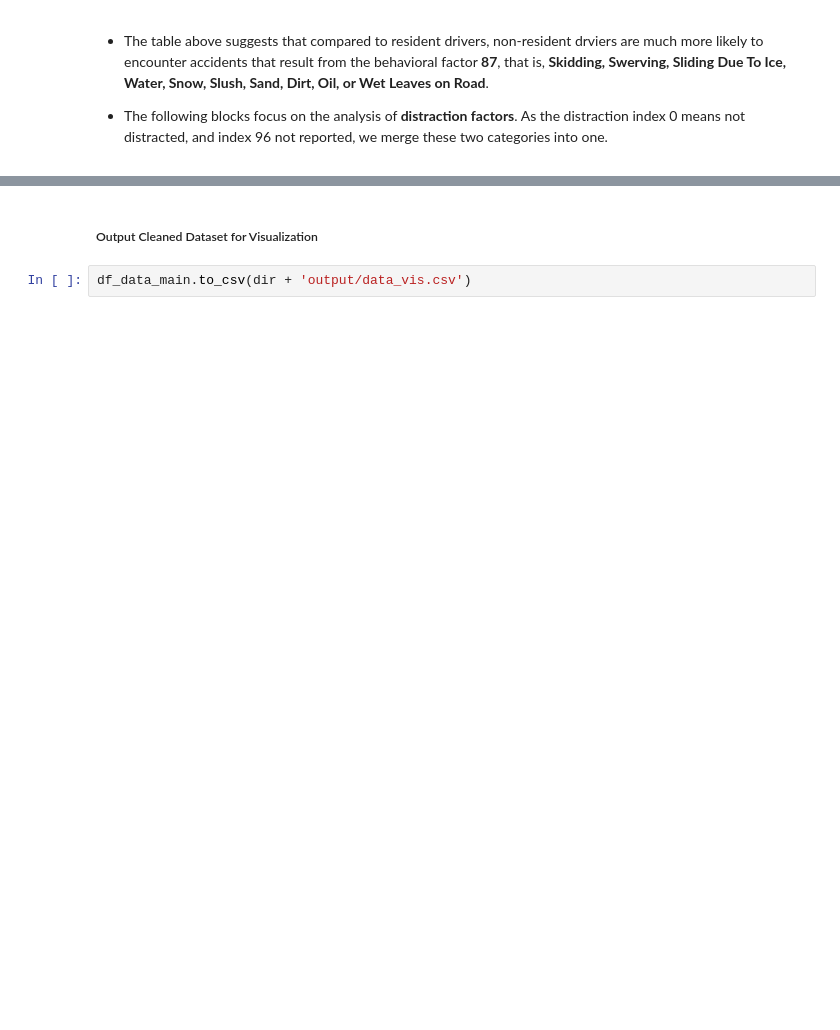
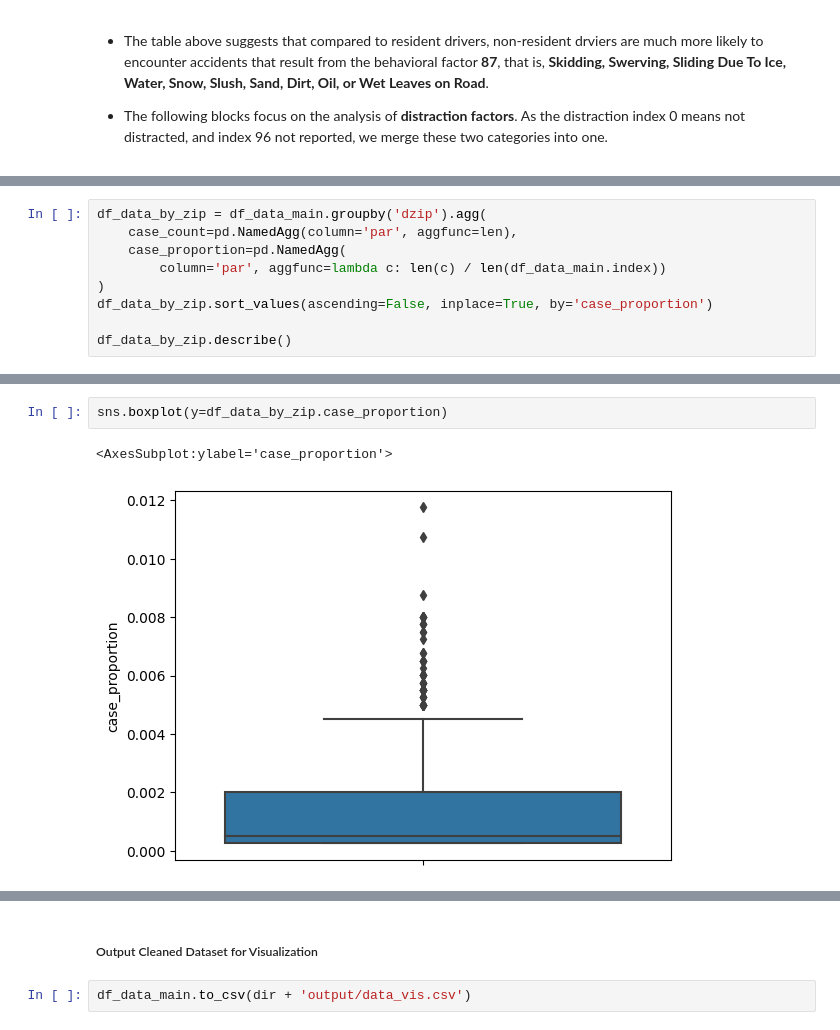
Before and after one commit to Chacoon3/Info-Challenge-2023, a Jupyter notebook: code_py/analysis.ipynb, the cells around one changed output, grey strips where cells are left out. Cells and saved outputs as stored; diff of their text form; blank space fills up the shorter version.

```diff
--- a/code_py/analysis.ipynb
+++ b/code_py/analysis.ipynb
@@ -332,0 +340,9 @@ df_risk.head()
+# %%
+df_data_by_zip = df_data_main.groupby('dzip').agg(
+    case_count=pd.NamedAgg(column='par', aggfunc=len),
+    case_proportion=pd.NamedAgg(
+        column='par', aggfunc=lambda c: len(c) / len(df_data_main.index))
+)
+df_data_by_zip.sort_values(ascending=False, inplace=True, by='case_proportion')
+
+df_data_by_zip.describe()
@@ -332,0 +367,5 @@ df_risk.head()
+# %%
+sns.boxplot(y=df_data_by_zip.case_proportion)
+# %% [output]
+<AxesSubplot:ylabel='case_proportion'>
+[figure, added]
```
Also changed, not shown: parts of 28 cells of this notebook, 2 other files.
